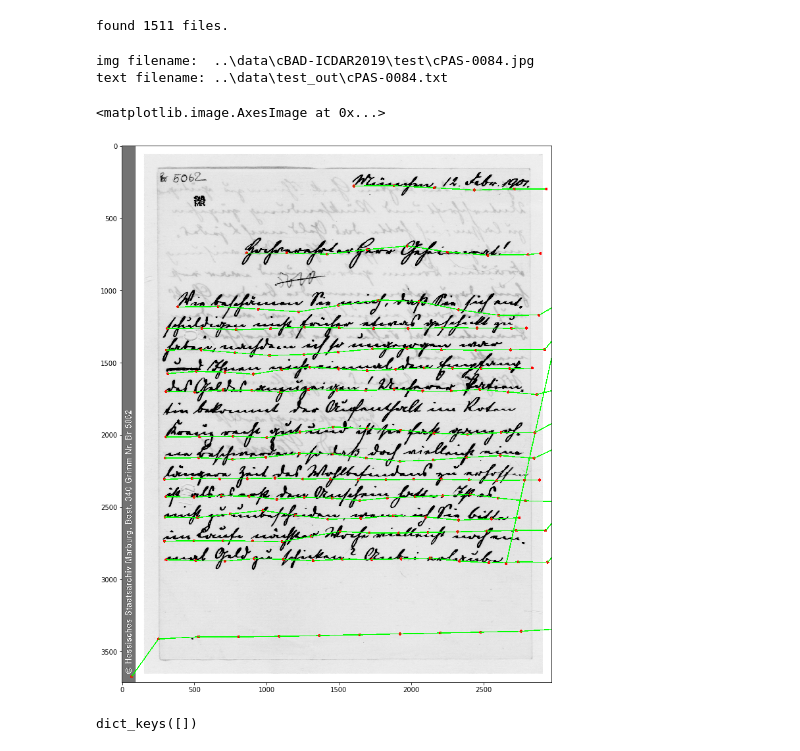
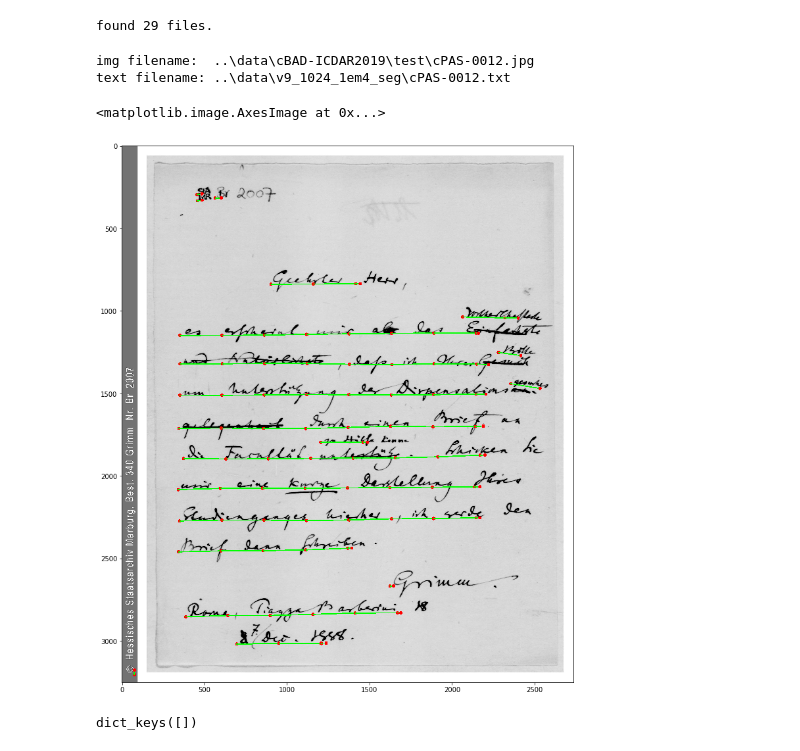
Before and after one commit to mwoedlinger/baseline-extract, a Jupyter notebook: demo/draw_prediction.ipynb, the cells around one changed output. Drawn from its saved outputs; the diff is of its cells as text; code cells hidden in the pictures.

```diff
--- a/demo/draw_prediction.ipynb
+++ b/demo/draw_prediction.ipynb
@@ -6,22 +6,21 @@ import cv2
 import matplotlib.pyplot as plt
 # %%
 in_folder = os.path.join('..', 'data', 'cBAD-ICDAR2019', 'test')
-out_folder = os.path.join('..', 'data', 'test_out')
+out_folder = os.path.join('..', 'data', 'v9_1024_1em4_seg')
 img_size = 1024
 # %%
-file_list = []
+text_list = []
 
-for root, _, files in os.walk(in_folder):
-    if 'page' not in root:
-        file_list += [os.path.join(root, f) for f in files]
-file_list.sort()
-print('found {} files.'.format(len(file_list)))
+for root, _, files in os.walk(out_folder):
+    text_list += [os.path.join(root, f) for f in files]
+text_list.sort()
+print('found {} files.'.format(len(text_list)))
 
-text_list = [os.path.join(out_folder, os.path.basename(f).split('.')[0]+'.txt') for f in file_list]
+file_list = [os.path.join(in_folder, os.path.basename(f).split('.')[0]+'.jpg') for f in text_list]
 # %% [output]
-found 1511 files.
+found 29 files.
 # %%
-n = 40
+n = 5
 
 print('img filename:  {}'.format(file_list[n]))
 print('text filename: {}'.format(text_list[n]))
@@ -33,36 +32,36 @@ image = cv2.cvtColor(cv2.imread(file_list[n]), cv2.COLOR_BGR2RGB)
 with open(text_list[n], 'r') as f:
     text = [line.rstrip() for line in f]
 
 # Draw labels
 radius = 10
 thickness = 5
 
 for bl in text:
     points = bl.split(';')
 
     x_old = None
     y_old = None
 
     for p in points:
         x, y = p.split(',')
         x = int(x)
         y = int(y)
 
         if x_old is not None:
             cv2.line(image, (x_old, y_old), (x, y), (0, 255, 0), thickness)
         cv2.circle(image, (x, y), radius, (255, 0, 0), -1)
 
         x_old = x
         y_old = y
 
 # Plot
 plt.figure(figsize=(15,15))
 plt.imshow(image)
 # %% [output]
-img filename:  ..\data\cBAD-ICDAR2019\test\cPAS-0084.jpg
-text filename: ..\data\test_out\cPAS-0084.txt
+img filename:  ..\data\cBAD-ICDAR2019\test\cPAS-0012.jpg
+text filename: ..\data\v9_1024_1em4_seg\cPAS-0012.txt
 <matplotlib.image.AxesImage at 0x...>
-[figure, old version]
+[figure, new version]
 # %%
 x = {}
 # %%
```
Also changed, not shown: 12 other files.
